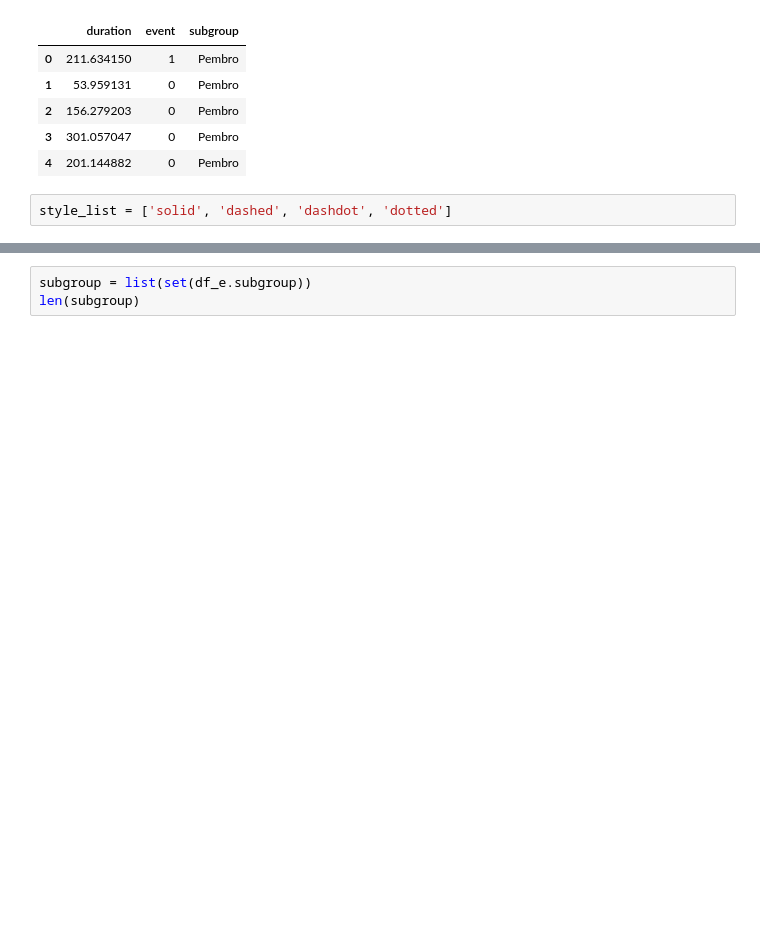
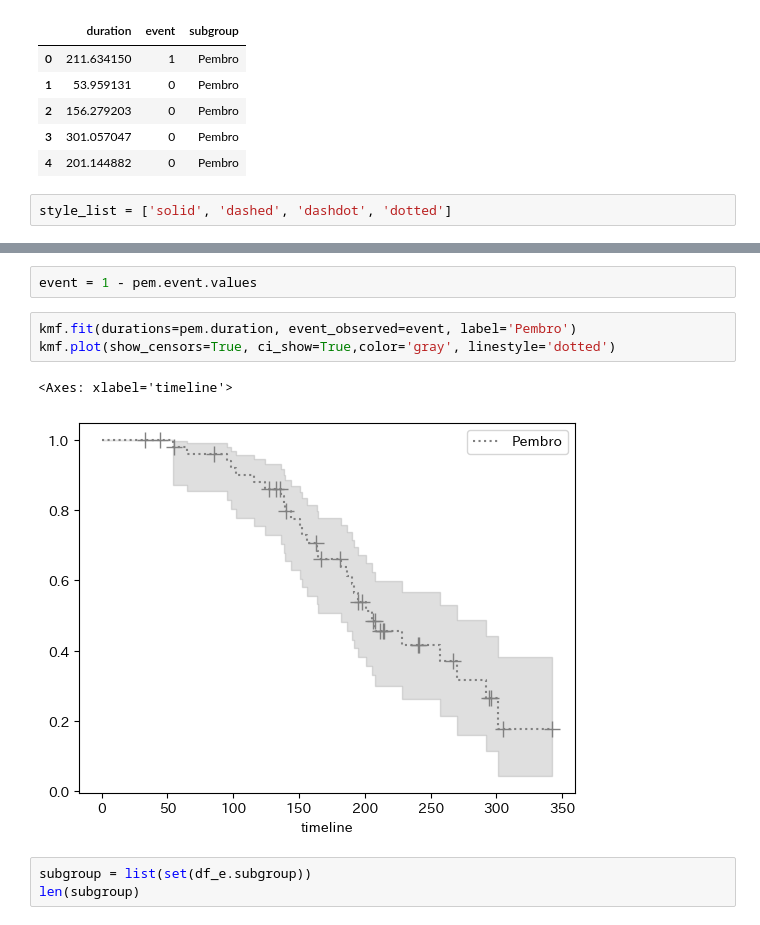
Before and after one commit to oceanvntp/KaplanMeier_curve_app, a Jupyter notebook: 設計用.ipynb, the cells around one changed output, grey strips where cells are left out. Cells and saved outputs as stored; diff of their text form; blank space fills up the shorter version.

```diff
--- a/設計用.ipynb
+++ b/設計用.ipynb
@@ -29,3 +29,11 @@ Text(0, 0.5, '生存率')
+# %%
+event = 1 - pem.event.values
+# %%
+kmf.fit(durations=pem.duration, event_observed=event, label='Pembro')
+kmf.plot(show_censors=True, ci_show=True,color='gray', linestyle='dotted')
+# %% [output]
+<Axes: xlabel='timeline'>
+[figure, added]
 # %%
 subgroup = list(set(df_e.subgroup))
 len(subgroup)
```
Also changed, not shown: parts of 20 cells of this notebook, 1 other file.
